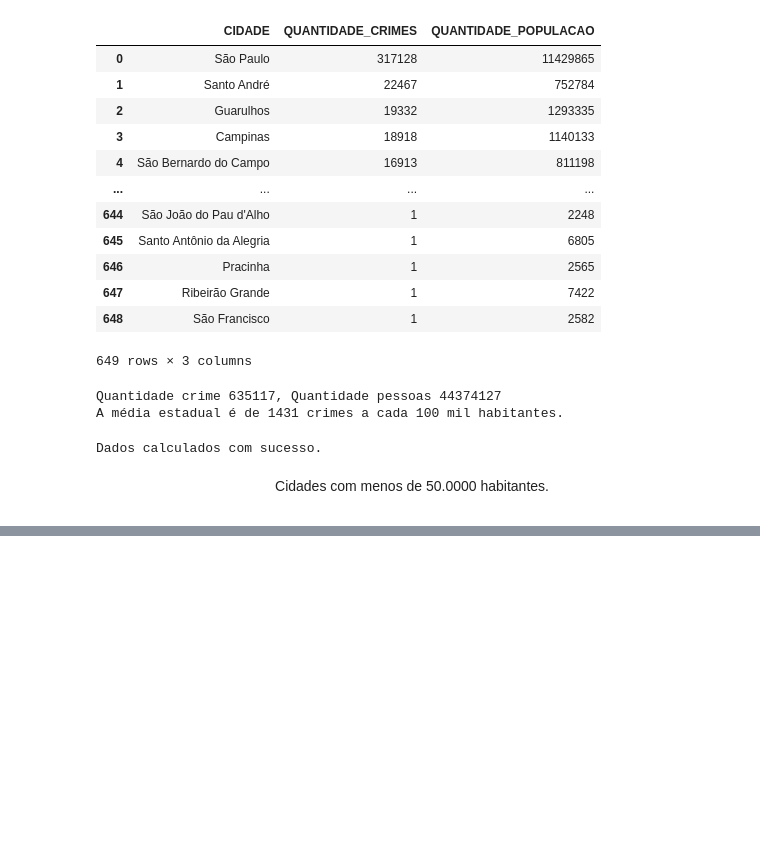
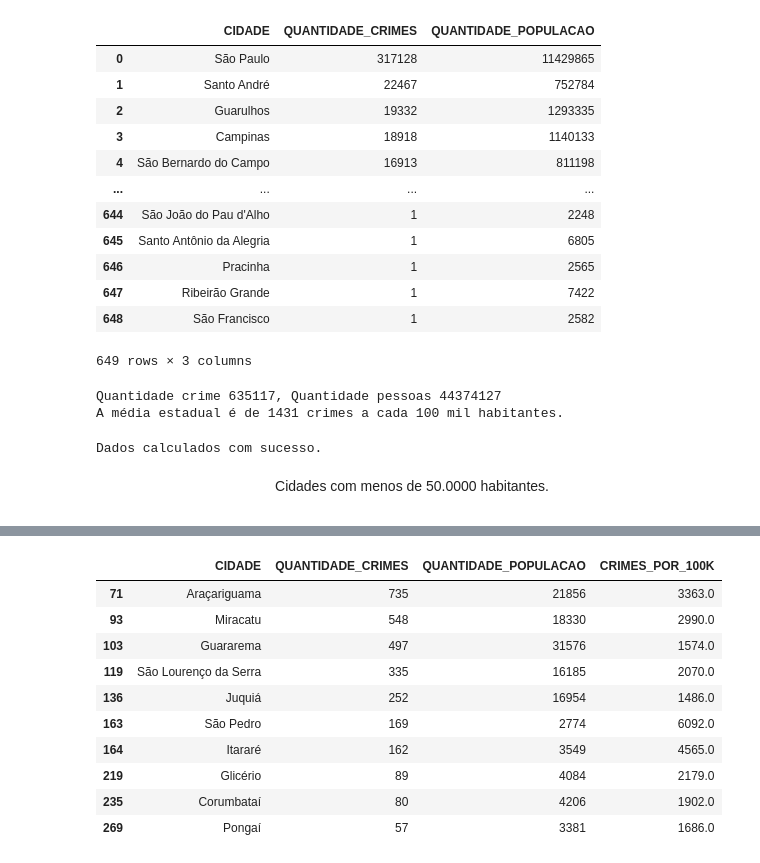
Before and after one commit to Matheuskpds/Ciencia-de-Dados-Projeto-TP, a Jupyter notebook: main.ipynb, the cells around one changed output, grey strips where cells are left out. Cells and saved outputs as stored; diff of their text form; code cells hidden in the pictures; blank space fills up the shorter version.

```diff
--- a/main.ipynb
+++ b/main.ipynb
@@ -326,0 +348,14 @@ NameError: name 'df_cidades_filtrado' is not defined
+# %%
+df_cidades_filtrado.loc[df_cidades_filtrado.CRIMES_POR_100K > 1431]
+# %% [output]
+|  | CIDADE | QUANTIDADE_CRIMES | QUANTIDADE_POPULACAO | CRIMES_POR_100K |
+| 71 | Araçariguama | 735 | 21856 | 3363.0 |
+| 93 | Miracatu | 548 | 18330 | 2990.0 |
+| 103 | Guararema | 497 | 31576 | 1574.0 |
+| 119 | São Lourenço da Serra | 335 | 16185 | 2070.0 |
+| 136 | Juquiá | 252 | 16954 | 1486.0 |
+| 163 | São Pedro | 169 | 2774 | 6092.0 |
+| 164 | Itararé | 162 | 3549 | 4565.0 |
+| 219 | Glicério | 89 | 4084 | 2179.0 |
+| 235 | Corumbataí | 80 | 4206 | 1902.0 |
+| 269 | Pongaí | 57 | 3381 | 1686.0 |
```
Also changed, not shown: parts of 10 cells of this notebook.
